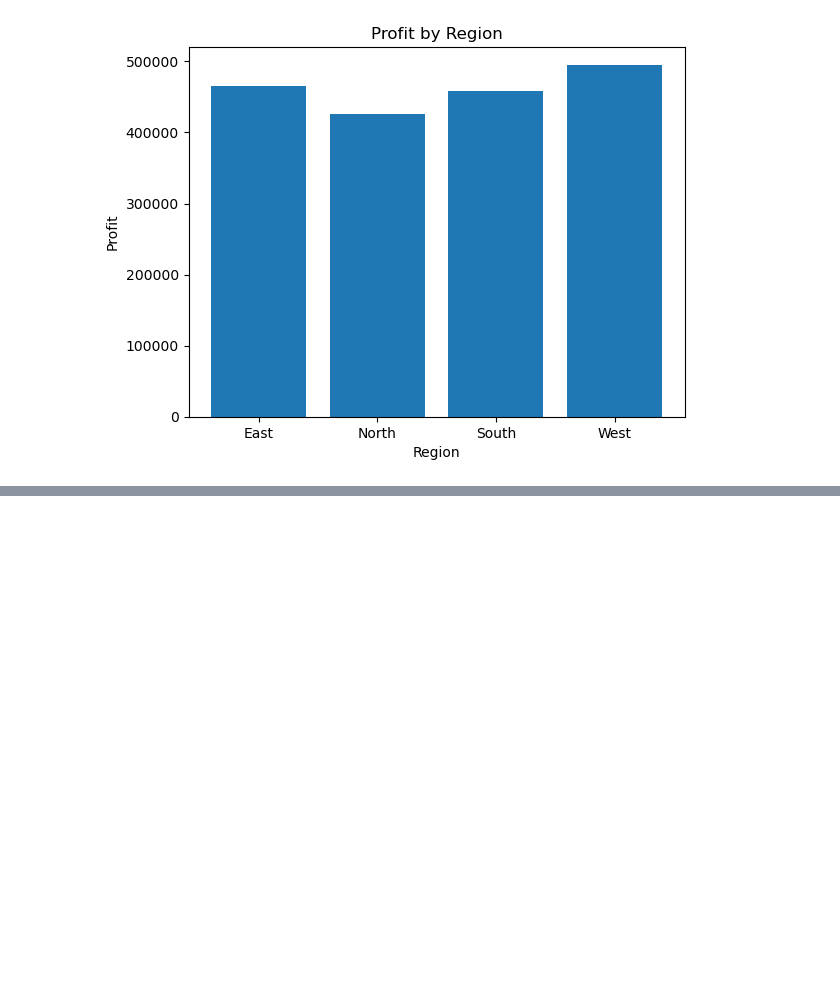
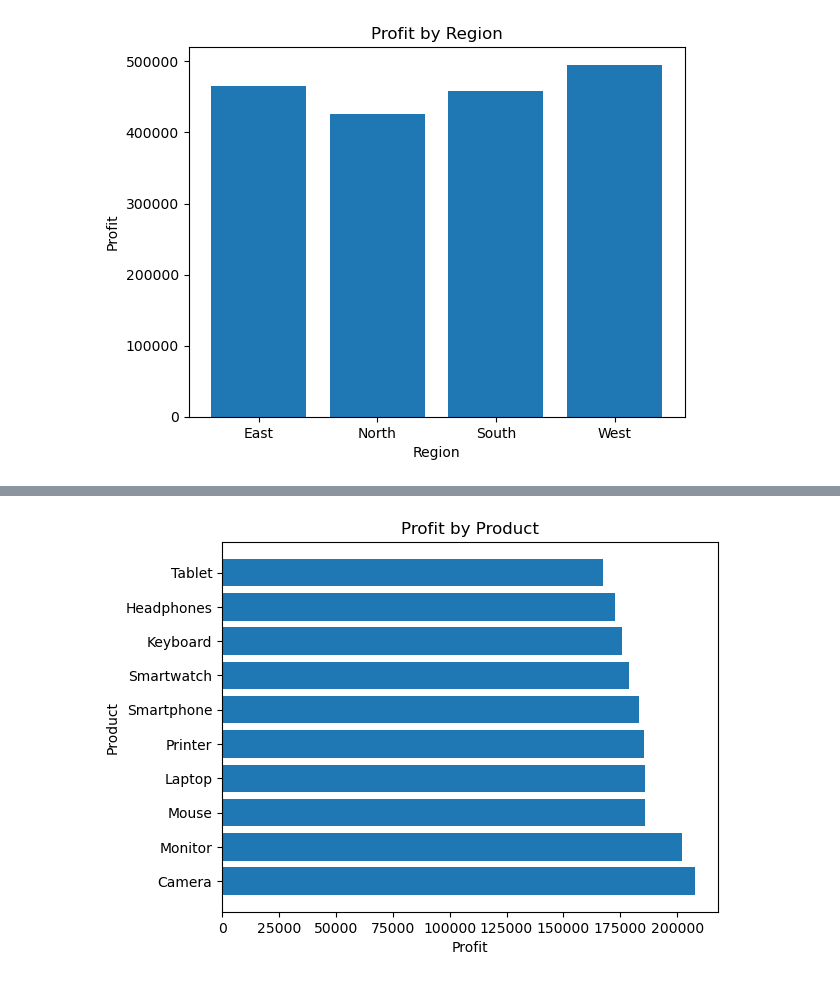
Before and after one commit to khushigupta89790/ecommerce-sales-analysis, a Jupyter notebook: ecommerce_sales_analysis.ipynb, the cells around one changed output, grey strips where cells are left out. Cells and saved outputs as stored; diff of their text form; code cells hidden in the pictures; blank space fills up the shorter version.

```diff
--- a/ecommerce_sales_analysis.ipynb
+++ b/ecommerce_sales_analysis.ipynb
@@ -320,0 +335,11 @@ plt.show()
+# %%
+plt.barh(product_analysis.index,product_analysis['Profit'])
+
+plt.ylabel('Product')
+plt.xlabel('Profit')
+plt.title('Profit by Product')
+
+
+plt.show()
+# %% [output]
+[figure, added]
```
Also changed, not shown: parts of 5 cells of this notebook.
